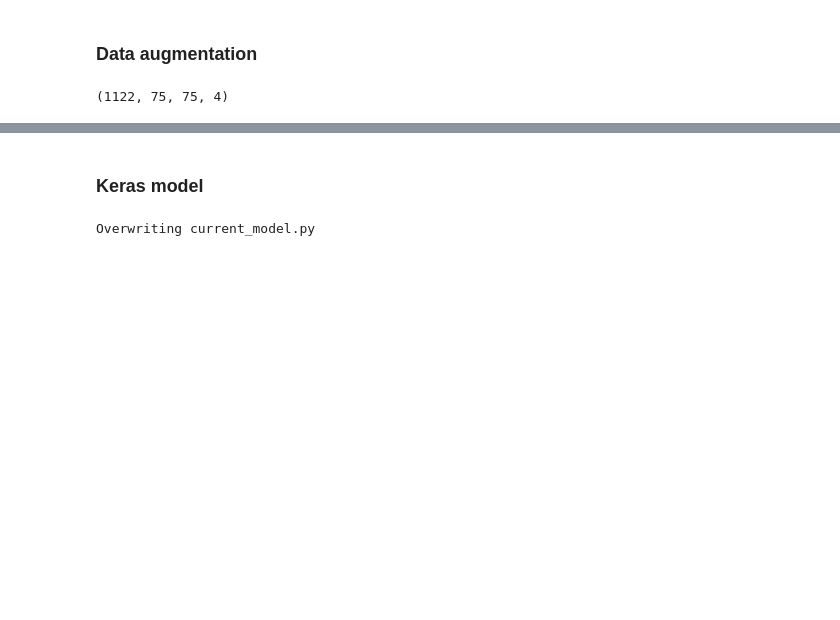
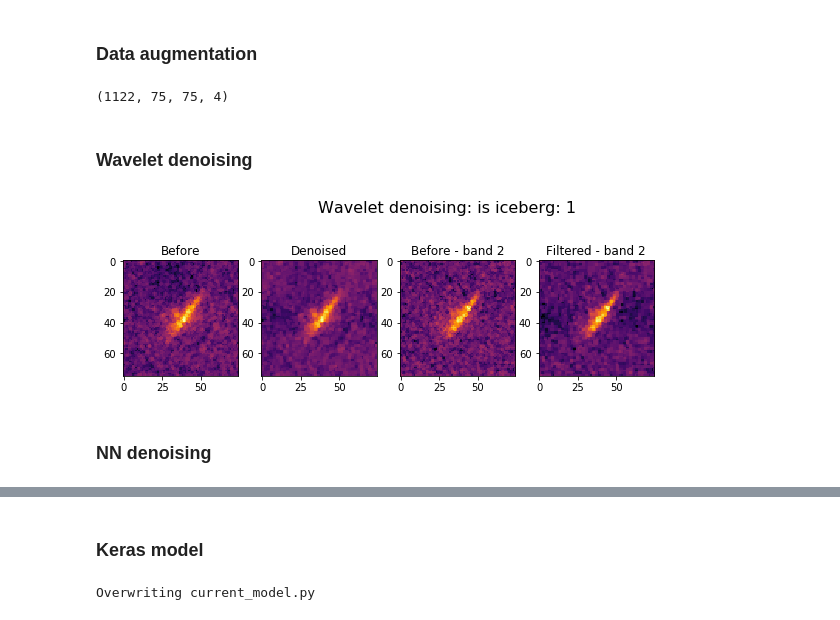
Before and after one commit to MarekKZielinski/Statoil-C-CORE-Iceberg-Classifier-Challenge, a Jupyter notebook: Iceberg-notebook.ipynb, the cells around one changed output, grey strips where cells are left out. Drawn from its saved outputs; the diff is of its cells as text; code cells hidden in the pictures; blank space fills up the shorter version.

```diff
--- a/Iceberg-notebook.ipynb
+++ b/Iceberg-notebook.ipynb
@@ -239,3 +243,45 @@ datagen_angle_val = Datagen_angle(imagegen=datagen_val)
 #temp = flow.next()
 # %% [output]
 (1122, 75, 75, 4)
+# %% [markdown]
+### Wavelet denoising
+# %%
+def wavelet_denoising(img):
+    img_list = []
+    for i in range(4):
+        image = normalize(img[:,:,i])
+        img_list.append(denoise_wavelet(image, convert2ycbcr=True))
+    return np.stack(img_list,axis=2)
+# %%
+base_images = X_train_sample
+wd_list = []
+for i in range(base_images.shape[0]):
+    wd_list.append(wavelet_denoising(X_train_sample[i]))
+denoised_images = np.stack(wd_list,axis=0)
+del(wd_list)
+wd_list = []
+for i in range(X_val.shape[0]):
+    wd_list.append(wavelet_denoising(X_val[i]))
+denoised_images_val = np.stack(wd_list,axis=0)
+# %%
+index=7
+cmap="inferno"
+fig = plt.figure(figsize=(12,6))
+fig.suptitle("Wavelet denoising: is iceberg: %x" % (y_train_sample.iloc[index,0]), fontsize=16)
+ax1 = fig.add_subplot(251)
+ax1.set_title("Before")
+ax1.imshow(X_train_sample[index][:,:,0], cmap=cmap)
+ax2 = fig.add_subplot(252)
+ax2.set_title("Denoised")
+ax2.imshow(denoised_images[index][:,:,0], cmap=cmap)
+ax1 = fig.add_subplot(253)
+ax1.set_title("Before - band 2")
+ax1.imshow(X_train_sample[index][:,:,1], cmap=cmap)
+ax2 = fig.add_subplot(254)
+ax2.set_title("Filtered - band 2")
+ax2.imshow(denoised_images[index][:,:,1], cmap=cmap)
+plt.show()
+# %% [output]
+[figure, added]
+# %% [markdown]
+### NN denoising
```
Also changed, not shown: parts of 24 cells of this notebook, 2 other files.
